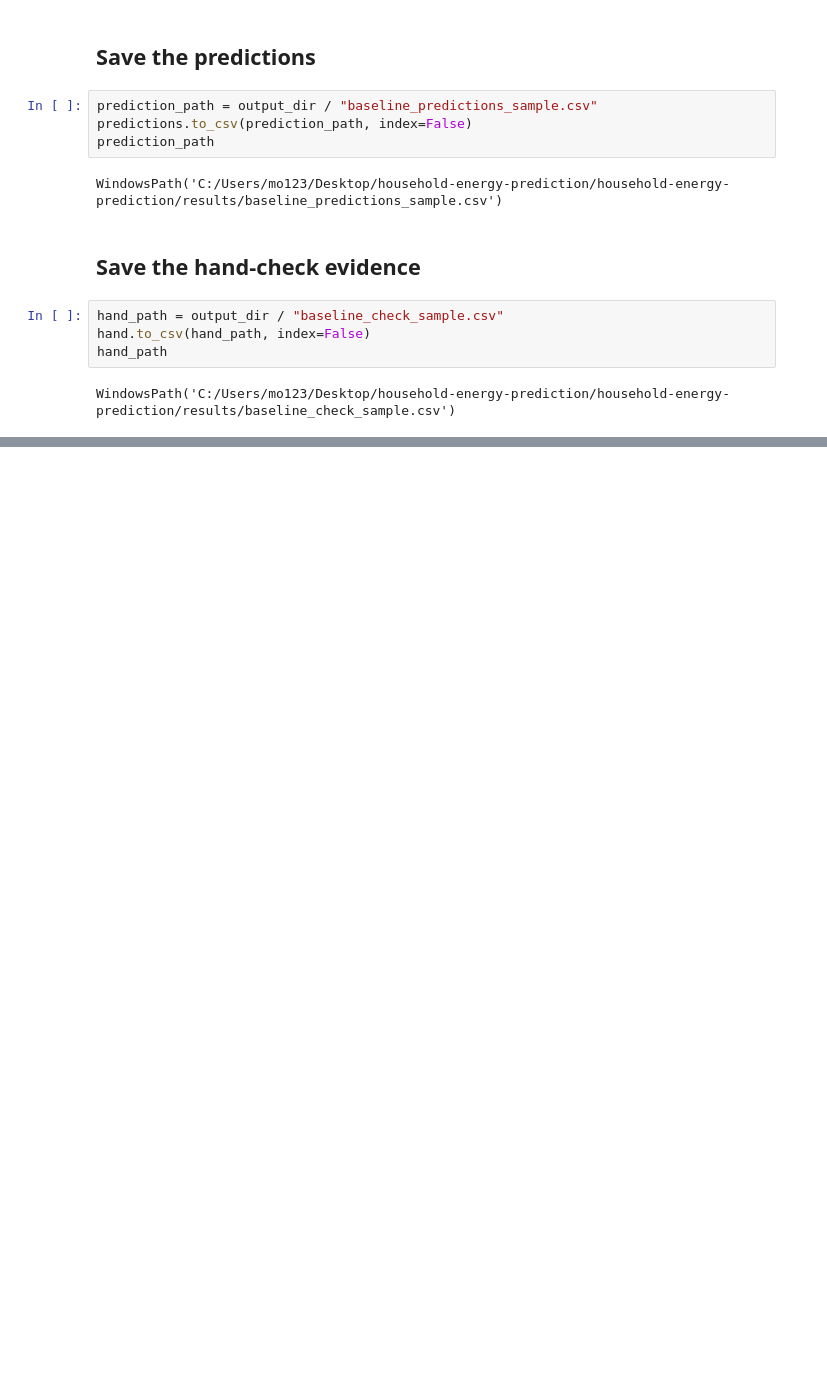
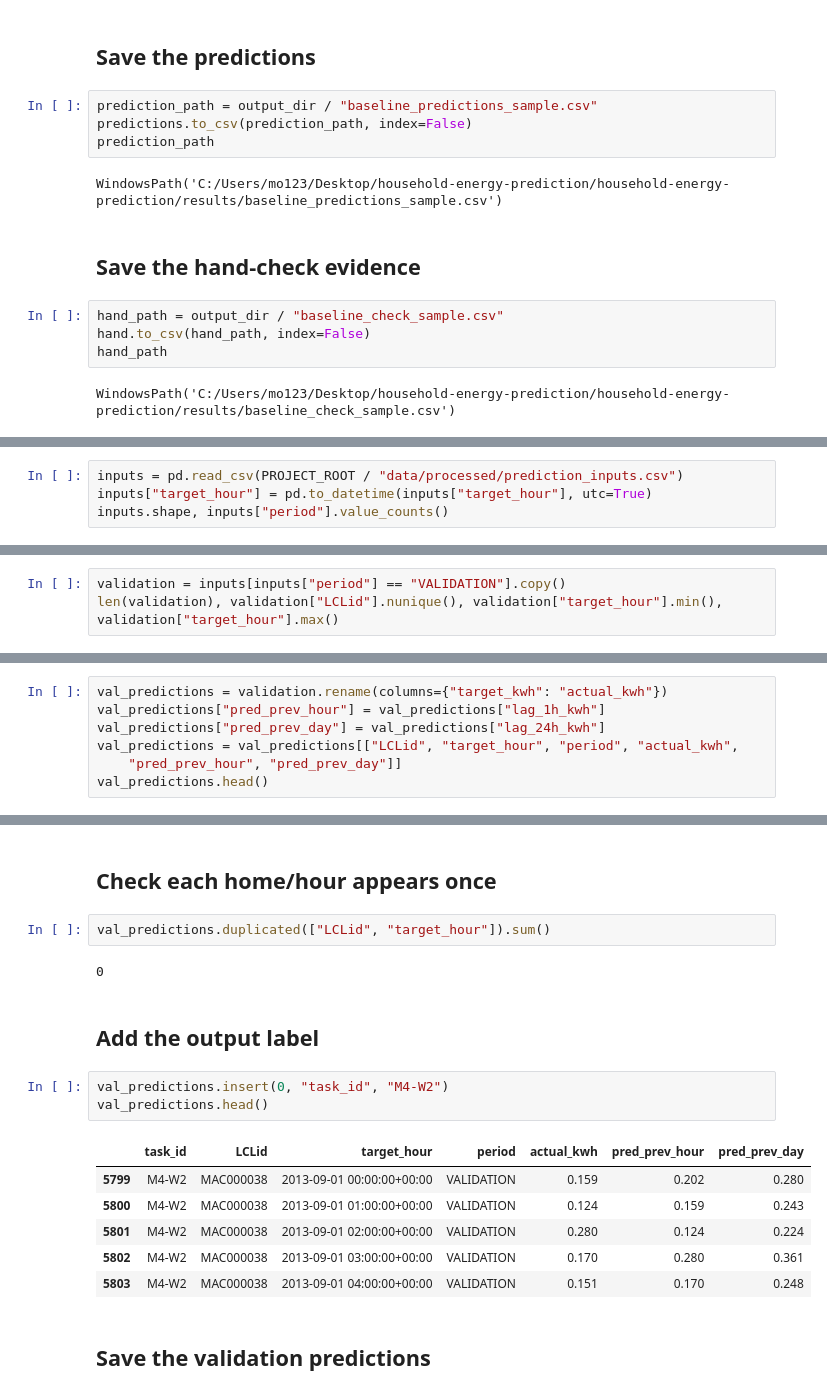
Before and after one commit to Fadhlallah-Almohammed/household-energy-prediction, a Jupyter notebook: notebooks/M4/predict_consumption.ipynb, the cells around one changed output, grey strips where cells are left out. Saved outputs shown, nothing was run; the diff lists cells and outputs as text; blank space fills up the shorter version.

```diff
--- a/notebooks/M4/predict_consumption.ipynb
+++ b/notebooks/M4/predict_consumption.ipynb
@@ -332,0 +339,4 @@ WindowsPath('C:/Users/mo123/Desktop/household-energy-prediction/household-energy
+# %%
+inputs = pd.read_csv(PROJECT_ROOT / "data/processed/prediction_inputs.csv")
+inputs["target_hour"] = pd.to_datetime(inputs["target_hour"], utc=True)
+inputs.shape, inputs["period"].value_counts()
@@ -332,0 +352,3 @@ WindowsPath('C:/Users/mo123/Desktop/household-energy-prediction/household-energy
+# %%
+validation = inputs[inputs["period"] == "VALIDATION"].copy()
+len(validation), validation["LCLid"].nunique(), validation["target_hour"].min(), validation["target_hour"].max()
@@ -332,0 +379,7 @@ WindowsPath('C:/Users/mo123/Desktop/household-energy-prediction/household-energy
+# %%
+val_predictions = validation.rename(columns={"target_kwh": "actual_kwh"})
+val_predictions["pred_prev_hour"] = val_predictions["lag_1h_kwh"]
+val_predictions["pred_prev_day"] = val_predictions["lag_24h_kwh"]
+val_predictions = val_predictions[["LCLid", "target_hour", "period", "actual_kwh",
+    "pred_prev_hour", "pred_prev_day"]]
+val_predictions.head()
@@ -332,0 +401,20 @@ WindowsPath('C:/Users/mo123/Desktop/household-energy-prediction/household-energy
+# %% [markdown]
+## Check each home/hour appears once
+# %%
+val_predictions.duplicated(["LCLid", "target_hour"]).sum()
+# %% [output]
+0
+# %% [markdown]
+## Add the output label
+# %%
+val_predictions.insert(0, "task_id", "M4-W2")
+val_predictions.head()
+# %% [output]
+|  | task_id | LCLid | target_hour | period | actual_kwh | pred_prev_hour | pred_prev_day |
+| 5799 | M4-W2 | MAC000038 | 2013-09-01 00:00:00+00:00 | VALIDATION | 0.159 | 0.202 | 0.280 |
+| 5800 | M4-W2 | MAC000038 | 2013-09-01 01:00:00+00:00 | VALIDATION | 0.124 | 0.159 | 0.243 |
+| 5801 | M4-W2 | MAC000038 | 2013-09-01 02:00:00+00:00 | VALIDATION | 0.280 | 0.124 | 0.224 |
+| 5802 | M4-W2 | MAC000038 | 2013-09-01 03:00:00+00:00 | VALIDATION | 0.170 | 0.280 | 0.361 |
+| 5803 | M4-W2 | MAC000038 | 2013-09-01 04:00:00+00:00 | VALIDATION | 0.151 | 0.170 | 0.248 |
+# %% [markdown]
+## Save the validation predictions
```
Also changed, not shown: parts of 14 cells of this notebook, 3 other files.
